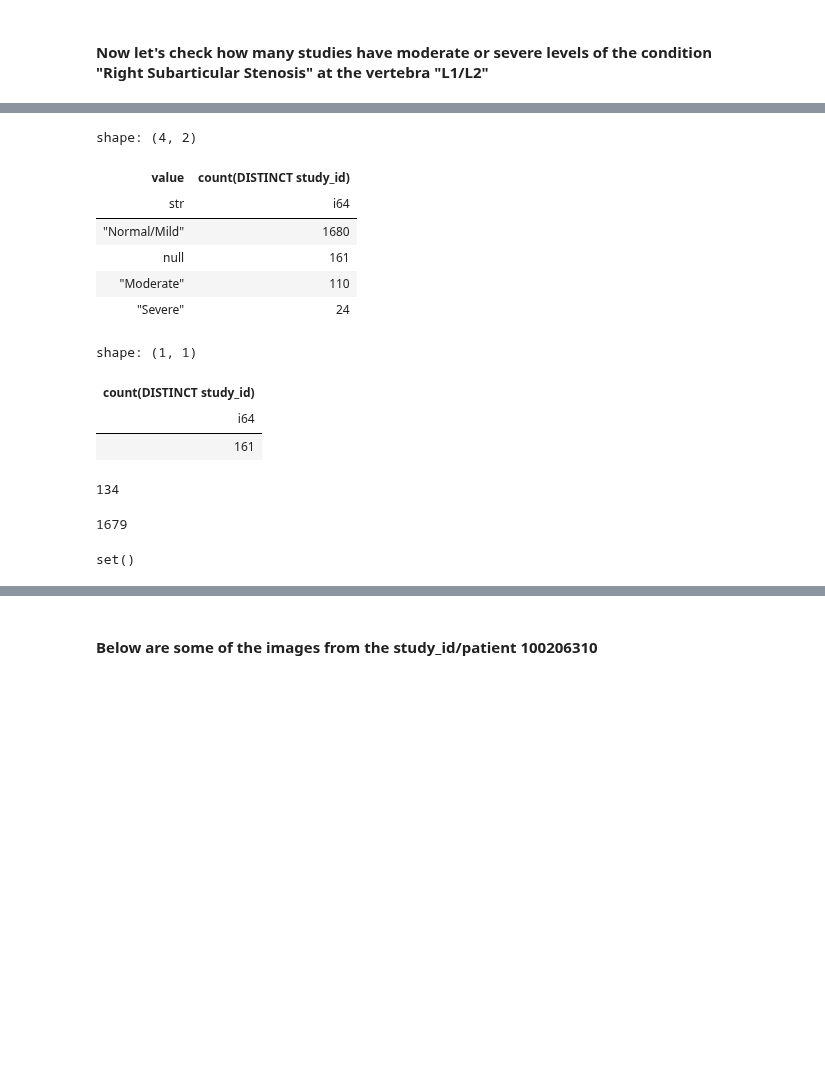
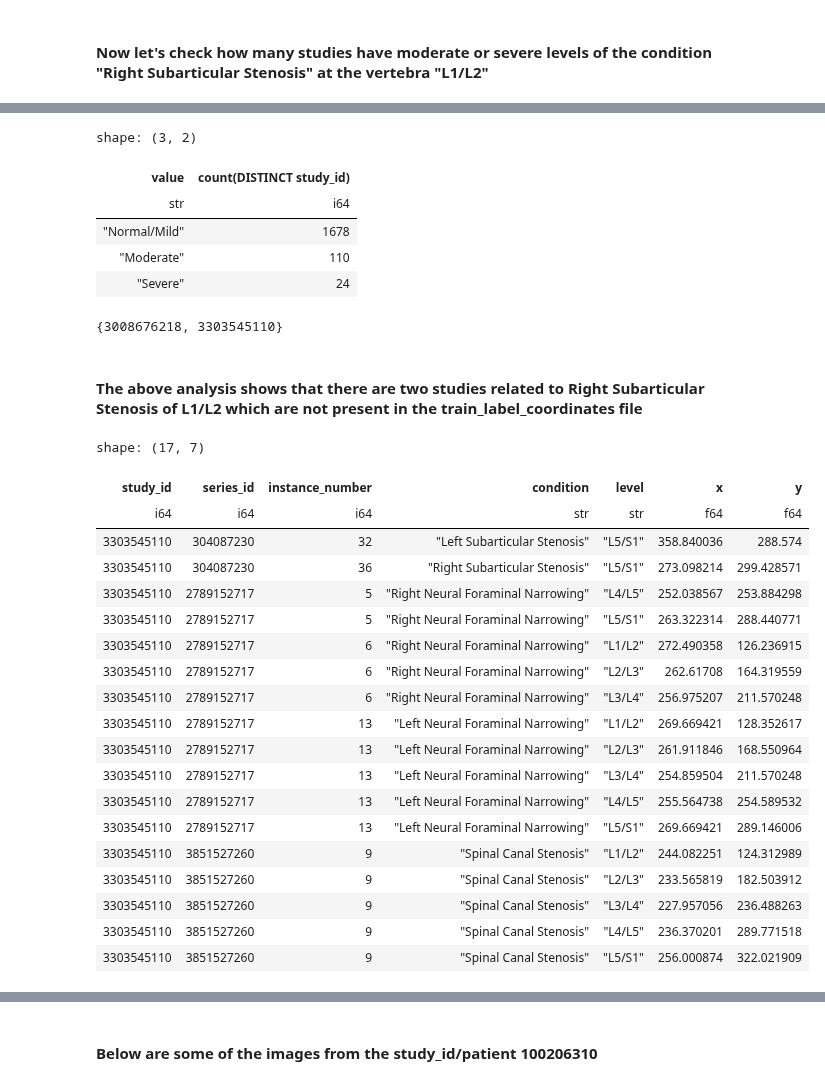
Before and after one commit to sumaniitm/RSNA-2024-Lumbar-Spine-Degenerative-Classification, a Jupyter notebook: primary-problem-study-rsna-2024.ipynb, the cells around one changed output, grey strips where cells are left out. Saved outputs shown, nothing was run; the diff lists cells and outputs as text; code cells hidden in the pictures; blank space fills up the shorter version.

```diff
--- a/primary-problem-study-rsna-2024.ipynb
+++ b/primary-problem-study-rsna-2024.ipynb
@@ -128,39 +139,48 @@ train_meta_data_melted = train_meta_data.melt(id_vars="study_id", value_vars=mel
 # %%
 dd.sql("select value, count(distinct(study_id)) from train_meta_data_melted where variable = 'right_subarticular_stenosis_l1_l2' \
-group by value").pl()
+and study_id in (select distinct(study_id) from train_label_coordinates where condition = 'Right Subarticular Stenosis'\
+and level = 'L1/L2') group by value").pl()
 # %% [output]
-shape: (4, 2)
+shape: (3, 2)
 | value | count(DISTINCT study_id) |
 | str | i64 |
-| "Normal/Mild" | 1680 |
-| null | 161 |
+| "Normal/Mild" | 1678 |
 | "Moderate" | 110 |
 | "Severe" | 24 |
+# %%
+train_label_coordinates_list = dd.sql("select distinct study_id from train_meta_data_melted where variable = 'right_subarticular_stenosis_l1_l2' \
+and value = 'Normal/Mild' \
+and study_id in (select distinct(study_id) from train_label_coordinates where condition = 'Right Subarticular Stenosis'\
+and level = 'L1/L2')").pl().to_series().unique().to_list()
+
+train_meta_data_list = dd.sql("select distinct study_id from train_meta_data_melted where variable = 'right_subarticular_stenosis_l1_l2' and value = 'Normal/Mild' ")\
+.pl().to_series().unique().to_list()
+
+set(train_label_coordinates_list) ^ set(train_meta_data_list)
+# %% [output]
+{3008676218, 3303545110}
+# %% [markdown]
+#### The above analysis shows that there are two studies related to Right Subarticular Stenosis of L1/L2 which are not present in the train_label_coordinates file
 # %%
-dd.sql("select count(distinct(study_id)) from train_label_coordinates where study_id in \
-(select distinct study_id from train_meta_data where right_subarticular_stenosis_l1_l2 is null)").pl()
+dd.sql("select * from train_label_coordinates where study_id in ('3008676218','3303545110')").pl()
 # %% [output]
-shape: (1, 1)
+shape: (17, 7)
-| count(DISTINCT study_id) |
-| i64 |
-| 161 |
+| study_id | series_id | instance_number | condition | level | x | y |
+| i64 | i64 | i64 | str | str | f64 | f64 |
+| 3303545110 | 304087230 | 32 | "Left Subarticular Stenosis" | "L5/S1" | 358.840036 | 288.574 |
+| 3303545110 | 304087230 | 36 | "Right Subarticular Stenosis" | "L5/S1" | 273.098214 | 299.428571 |
+| 3303545110 | 2789152717 | 5 | "Right Neural Foraminal Narrowing" | "L4/L5" | 252.038567 | 253.884298 |
+| 3303545110 | 2789152717 | 5 | "Right Neural Foraminal Narrowing" | "L5/S1" | 263.322314 | 288.440771 |
+| 3303545110 | 2789152717 | 6 | "Right Neural Foraminal Narrowing" | "L1/L2" | 272.490358 | 126.236915 |
+| 3303545110 | 2789152717 | 6 | "Right Neural Foraminal Narrowing" | "L2/L3" | 262.61708 | 164.319559 |
+| 3303545110 | 2789152717 | 6 | "Right Neural Foraminal Narrowing" | "L3/L4" | 256.975207 | 211.570248 |
+| 3303545110 | 2789152717 | 13 | "Left Neural Foraminal Narrowing" | "L1/L2" | 269.669421 | 128.352617 |
+| 3303545110 | 2789152717 | 13 | "Left Neural Foraminal Narrowing" | "L2/L3" | 261.911846 | 168.550964 |
+| 3303545110 | 2789152717 | 13 | "Left Neural Foraminal Narrowing" | "L3/L4" | 254.859504 | 211.570248 |
+| 3303545110 | 2789152717 | 13 | "Left Neural Foraminal Narrowing" | "L4/L5" | 255.564738 | 254.589532 |
+| 3303545110 | 2789152717 | 13 | "Left Neural Foraminal Narrowing" | "L5/S1" | 269.669421 | 289.146006 |
+| 3303545110 | 3851527260 | 9 | "Spinal Canal Stenosis" | "L1/L2" | 244.082251 | 124.312989 |
+| 3303545110 | 3851527260 | 9 | "Spinal Canal Stenosis" | "L2/L3" | 233.565819 | 182.503912 |
+| 3303545110 | 3851527260 | 9 | "Spinal Canal Stenosis" | "L3/L4" | 227.957056 | 236.488263 |
+| 3303545110 | 3851527260 | 9 | "Spinal Canal Stenosis" | "L4/L5" | 236.370201 | 289.771518 |
+| 3303545110 | 3851527260 | 9 | "Spinal Canal Stenosis" | "L5/S1" | 256.000874 | 322.021909 |
-# %%
-sev_mod_rt_subarticular_stenosis_l1l2_list = dd.sql("select distinct(study_id) from train_label_coordinates where study_id in \
-(select distinct study_id from train_meta_data where right_subarticular_stenosis_l1_l2 in ('Severe','Moderate'))")\
-.pl().to_series().to_list()
-
-print(len(sev_mod_rt_subarticular_stenosis_l1l2_list))
-# %% [output]
-134
-# %%
-normal_rt_subarticular_stenosis_l1l2_list = dd.sql("select distinct(study_id) from train_label_coordinates where study_id in \
-(select distinct study_id from train_meta_data where right_subarticular_stenosis_l1_l2 in ('Normal/Mild'))")\
-.pl().to_series().to_list()
-
-print(len(normal_rt_subarticular_stenosis_l1l2_list))
-# %% [output]
-1679
-# %%
-set(sev_mod_rt_subarticular_stenosis_l1l2_list).intersection(normal_rt_subarticular_stenosis_l1l2_list)
-# %% [output]
-set()
```
Also changed, not shown: parts of 3 cells of this notebook.
